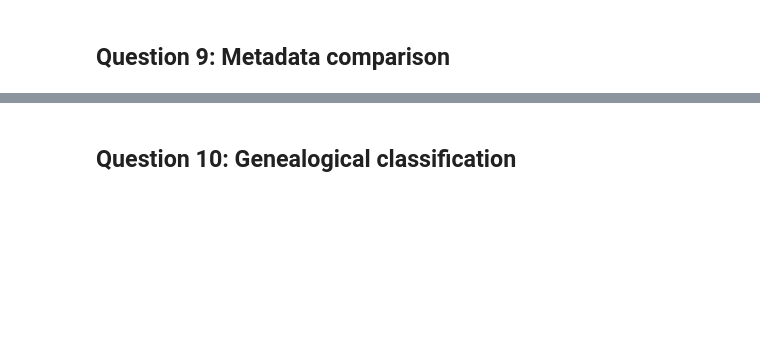
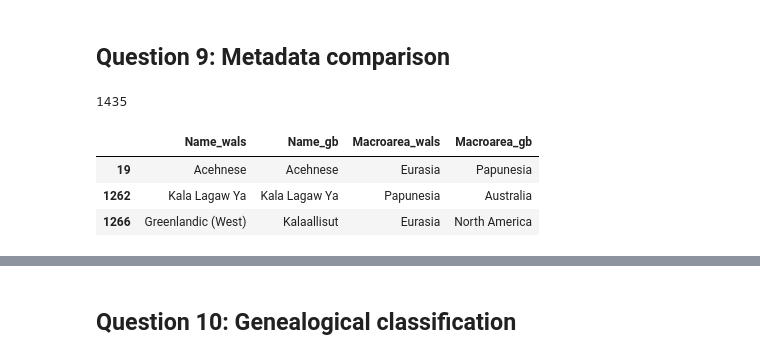
Before and after one commit to oykuyaylali/wals_grambank_mini_project, a Jupyter notebook: m1_pandas_lab1_YAYLALI_oyku.ipynb, the cells around one changed output, grey strips where cells are left out. Drawn from its saved outputs; the diff is of its cells as text; code cells hidden in the pictures; blank space fills up the shorter version.

```diff
--- a/m1_pandas_lab1_YAYLALI_oyku.ipynb
+++ b/m1_pandas_lab1_YAYLALI_oyku.ipynb
@@ -450,2 +583,14 @@ Name: count, dtype: int64
 # %% [markdown]
 ## Question 9: Metadata comparison
+# %%
+matched = merged[merged["_merge"] == "both"].copy()
+print(len(matched))
+
+mac_diff = matched[matched["Macroarea_wals"].astype(object) != matched["Macroarea_gb"].astype(object)]
+mac_diff[["Name_wals", "Name_gb", "Macroarea_wals", "Macroarea_gb"]]
+# %% [output]
+1435
+|  | Name_wals | Name_gb | Macroarea_wals | Macroarea_gb |
+| 19 | Acehnese | Acehnese | Eurasia | Papunesia |
+| 1262 | Kala Lagaw Ya | Kala Lagaw Ya | Papunesia | Australia |
+| 1266 | Greenlandic (West) | Kalaallisut | Eurasia | North America |
```
Also changed, not shown: parts of 21 cells of this notebook.
